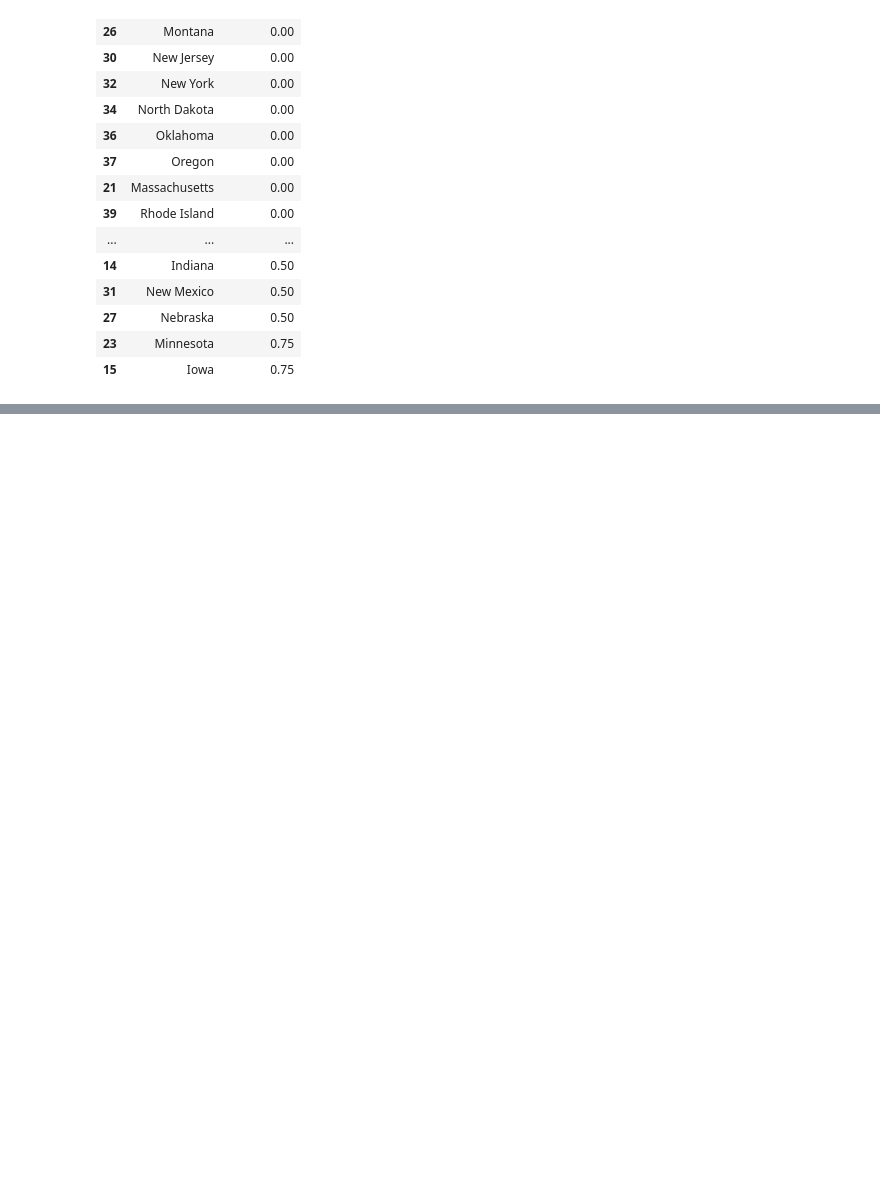
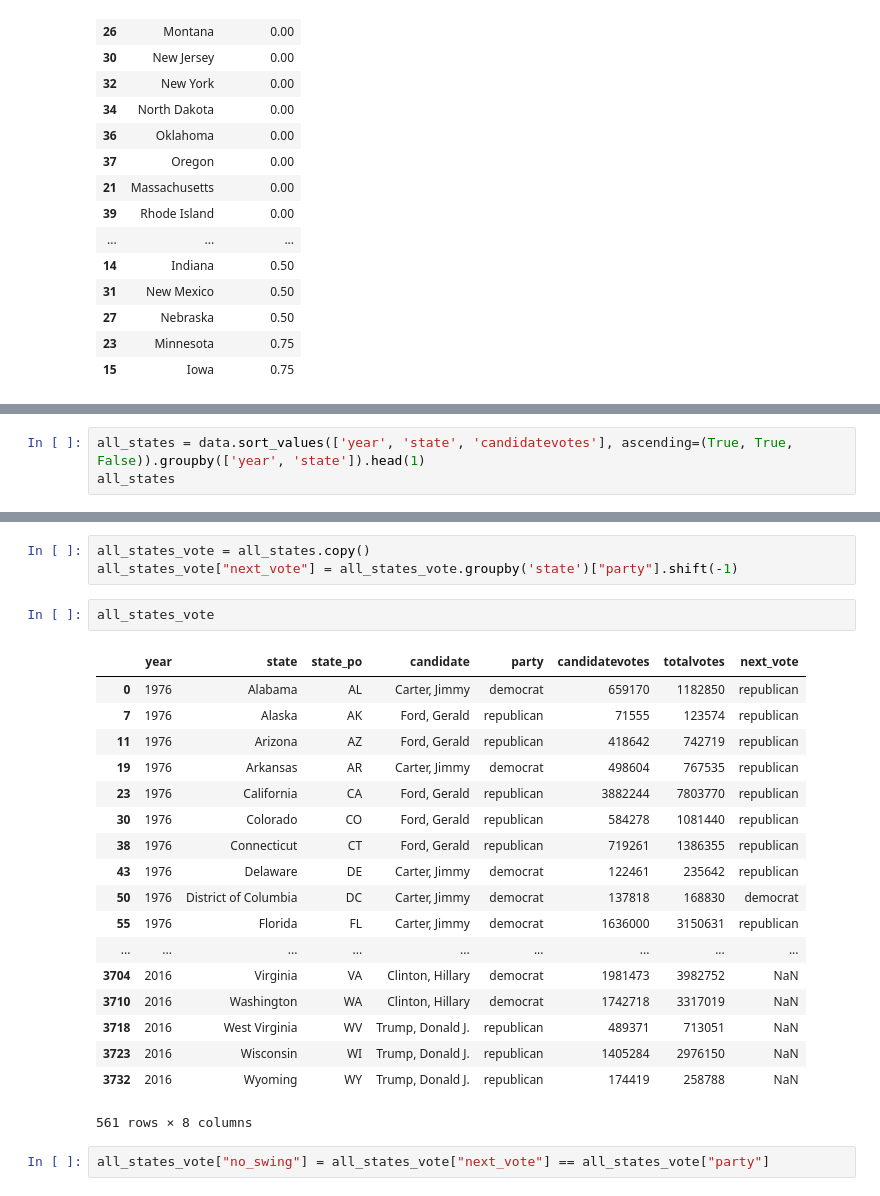
Before and after one commit to tinawong15/portends-greatness, a Jupyter notebook: elections.ipynb, the cells around one changed output, grey strips where cells are left out. Saved outputs shown, nothing was run; the diff lists cells and outputs as text; blank space fills up the shorter version.

```diff
--- a/elections.ipynb
+++ b/elections.ipynb
@@ -157,0 +178,3 @@ swing_states.sort_values(['swinginess'], ascending=(True))
+# %%
+all_states = data.sort_values(['year', 'state', 'candidatevotes'], ascending=(True, True, False)).groupby(['year', 'state']).head(1)
+all_states
@@ -157,0 +200,26 @@ swing_states.sort_values(['swinginess'], ascending=(True))
+# %%
+all_states_vote = all_states.copy()
+all_states_vote["next_vote"] = all_states_vote.groupby('state')["party"].shift(-1)
+# %%
+all_states_vote
+# %% [output]
+|  | year | state | state_po | candidate | party | candidatevotes | totalvotes | next_vote |
+| 0 | 1976 | Alabama | AL | Carter, Jimmy | democrat | 659170 | 1182850 | republican |
+| 7 | 1976 | Alaska | AK | Ford, Gerald | republican | 71555 | 123574 | republican |
+| 11 | 1976 | Arizona | AZ | Ford, Gerald | republican | 418642 | 742719 | republican |
+| 19 | 1976 | Arkansas | AR | Carter, Jimmy | democrat | 498604 | 767535 | republican |
+| 23 | 1976 | California | CA | Ford, Gerald | republican | 3882244 | 7803770 | republican |
+| 30 | 1976 | Colorado | CO | Ford, Gerald | republican | 584278 | 1081440 | republican |
+| 38 | 1976 | Connecticut | CT | Ford, Gerald | republican | 719261 | 1386355 | republican |
+| 43 | 1976 | Delaware | DE | Carter, Jimmy | democrat | 122461 | 235642 | republican |
+| 50 | 1976 | District of Columbia | DC | Carter, Jimmy | democrat | 137818 | 168830 | democrat |
+| 55 | 1976 | Florida | FL | Carter, Jimmy | democrat | 1636000 | 3150631 | republican |
+| ... | ... | ... | ... | ... | ... | ... | ... | ... |
+| 3704 | 2016 | Virginia | VA | Clinton, Hillary | democrat | 1981473 | 3982752 | NaN |
+| 3710 | 2016 | Washington | WA | Clinton, Hillary | democrat | 1742718 | 3317019 | NaN |
+| 3718 | 2016 | West Virginia | WV | Trump, Donald J. | republican | 489371 | 713051 | NaN |
+| 3723 | 2016 | Wisconsin | WI | Trump, Donald J. | republican | 1405284 | 2976150 | NaN |
+| 3732 | 2016 | Wyoming | WY | Trump, Donald J. | republican | 174419 | 258788 | NaN |
+561 rows × 8 columns
+# %%
+all_states_vote["no_swing"] = all_states_vote["next_vote"] == all_states_vote["party"]
```
Also changed, not shown: parts of 11 cells of this notebook.
